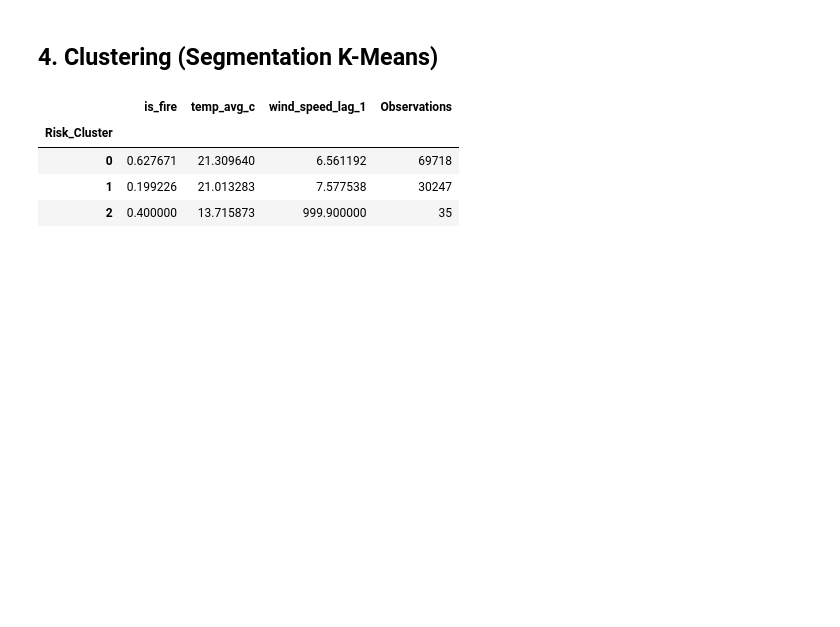
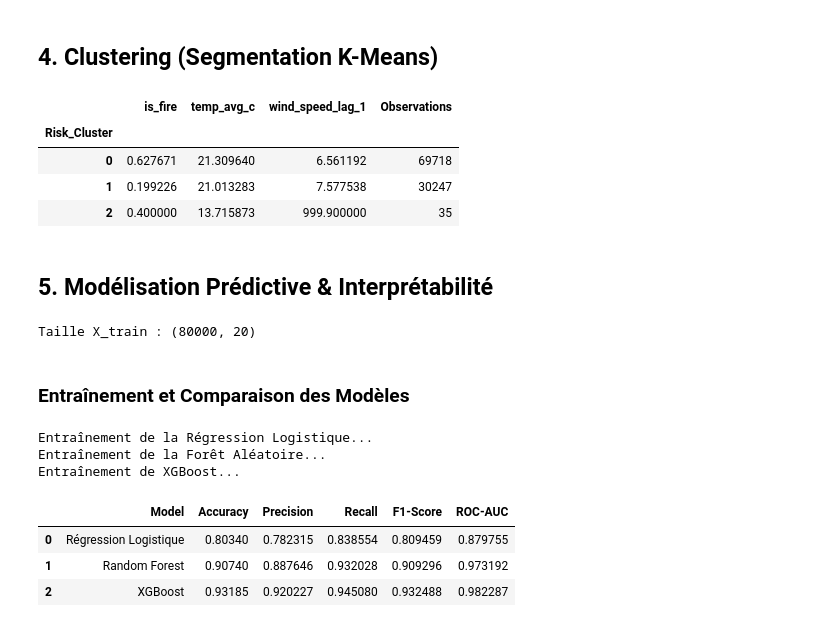
Before and after one commit to tgouss48/DDDM-Projet, a Jupyter notebook: notebooks/eda_and_modeling.ipynb, the cells around one changed output. Drawn from its saved outputs; the diff is of its cells as text; code cells hidden in the pictures; blank space fills up the shorter version.

```diff
--- a/notebooks/eda_and_modeling.ipynb
+++ b/notebooks/eda_and_modeling.ipynb
@@ -159,3 +159,24 @@ profiles
 | 0 | 0.627671 | 21.309640 | 6.561192 | 69718 |
 | 1 | 0.199226 | 21.013283 | 7.577538 | 30247 |
 | 2 | 0.400000 | 13.715873 | 999.900000 | 35 |
+# %% [markdown]
+## 5. Modélisation Prédictive & Interprétabilité
+# %%
+X_train, X_test, y_train, y_test, scaler, features = prepare_ml_datasets(df_engineered)
+print("Taille X_train :", X_train.shape)
+# %% [output]
+Taille X_train : (80000, 20)
+# %% [markdown]
+### Entraînement et Comparaison des Modèles
+# %%
+from src.models import train_and_evaluate_models, calculate_shap_explainer
+report, models = train_and_evaluate_models(X_train, X_test, y_train, y_test)
+report
+# %% [output]
+Entraînement de la Régression Logistique...
+Entraînement de la Forêt Aléatoire...
+Entraînement de XGBoost...
+|  | Model | Accuracy | Precision | Recall | F1-Score | ROC-AUC |
+| 0 | Régression Logistique | 0.80340 | 0.782315 | 0.838554 | 0.809459 | 0.879755 |
+| 1 | Random Forest | 0.90740 | 0.887646 | 0.932028 | 0.909296 | 0.973192 |
+| 2 | XGBoost | 0.93185 | 0.920227 | 0.945080 | 0.932488 | 0.982287 |
```
Also changed, not shown: parts of 2 cells of this notebook, 3 other files.
